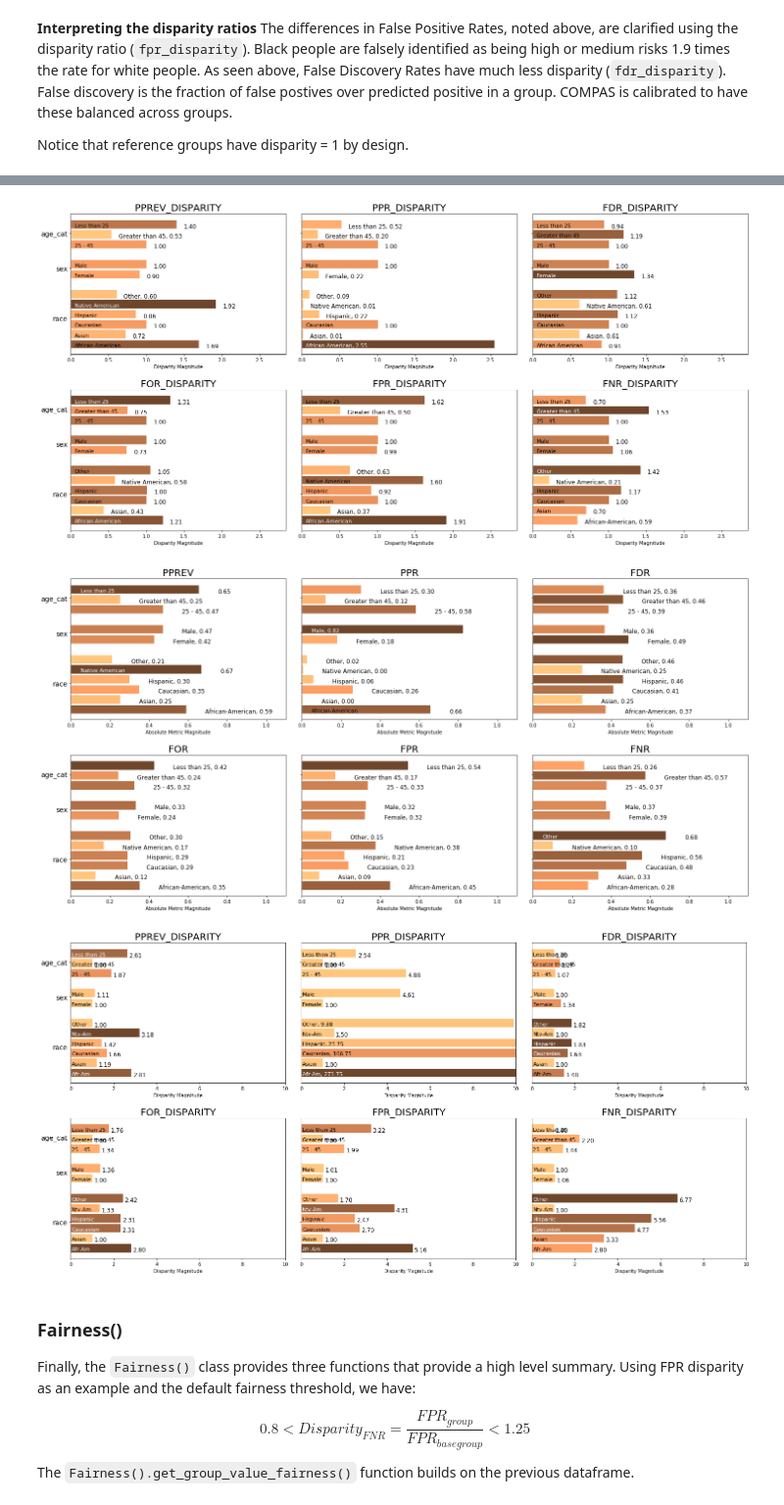
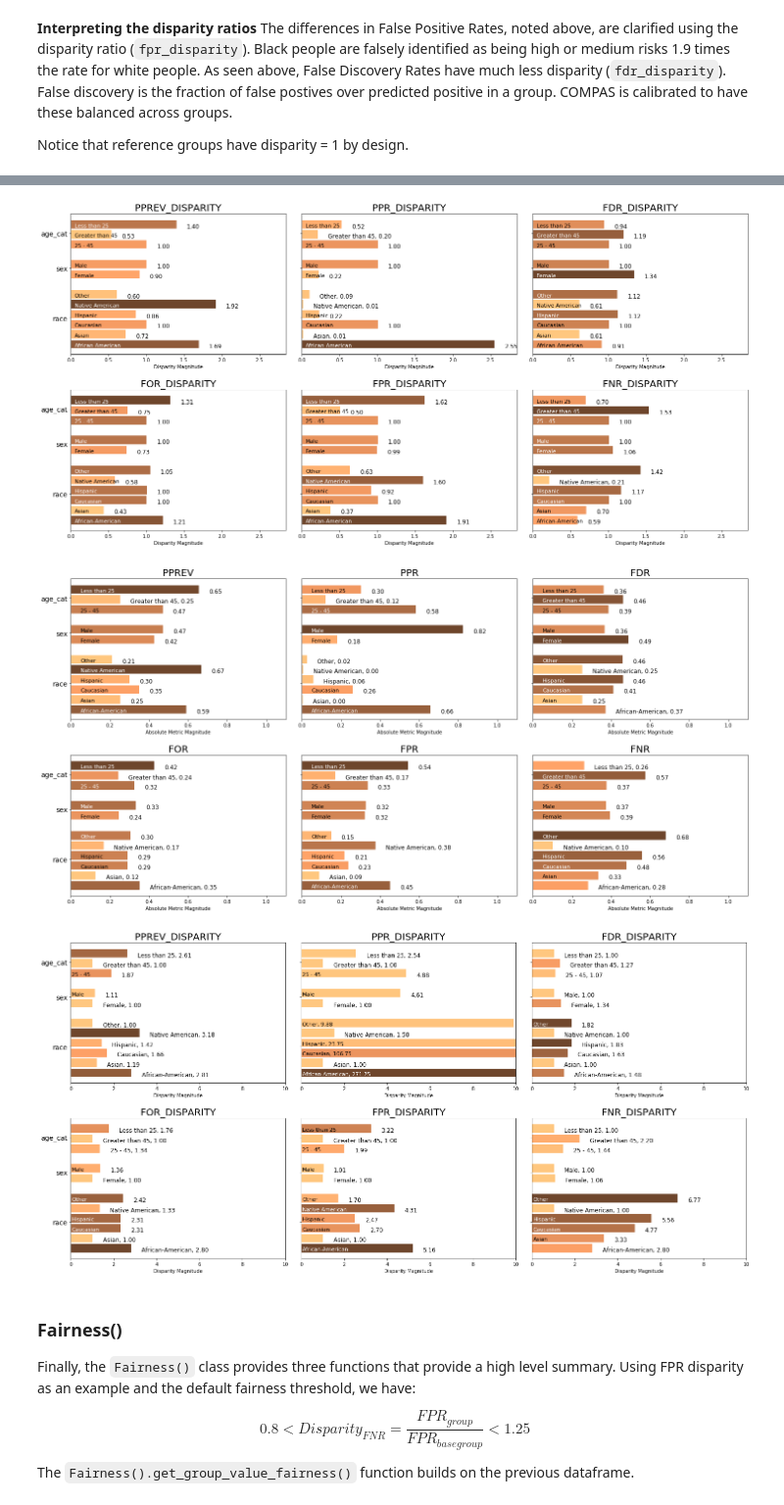
Before and after one commit to dssg/aequitas, a Jupyter notebook: docs/source/examples/compas_demo.ipynb, the cells around one changed output, grey strips where cells are left out. Shown at 98% size. Cells and saved outputs as stored; diff of their text form; code cells hidden in the pictures.

Commit message:
label placement and overflow

```diff
--- a/docs/source/examples/compas_demo.ipynb
+++ b/docs/source/examples/compas_demo.ipynb
@@ -388,6 +388,7 @@ def plot_single_disparity(disparities_table, group_metric, disparities = False,
         color_brightness = []
         label_colors = []
         min_brightness = 0.55
+
         for (i, bar), val in zip(enumerate(h_attribute), values):
             my_col = mapping.to_rgba(val)
             bar.set_color(my_col)
@@ -401,21 +402,26 @@ def plot_single_disparity(disparities_table, group_metric, disparities = False,
         for y, label, value, text_color in zip(attribute_indices, labels, values, label_colors):
                 next_position = label_position_values.pop(0)
 
-                min_bar_length = 0.3
-                label_placeholder = 0.35
-                if min_bar_length + 0.1 < next_position < (ax_lim - label_placeholder):
+                if ax_lim < 3:
+                    char_placeholder = 0.025
+                else:
+                    char_placeholder = 0.25
+
+                if (len(label) * char_placeholder) < next_position < (ax_lim - 6 * char_placeholder):
                     # bar long enough for label, enough space after bar for value
-                    ax.text(next_position + 0.1, y + float(height_of_bar) / 2,
+                    ax.text(next_position + (ax_lim * 0.05), y + float(height_of_bar) / 2,
                         f"{value:.2f}", fontsize=12, verticalalignment='top')
                     ax.text(0.05, y + float(height_of_bar) / 2,
                         label, fontsize=11, verticalalignment='top', color=text_color)
-                elif next_position > (ax_lim - label_placeholder):
+
+                elif next_position > (ax_lim - (6 * char_placeholder)):
                      # case when bar too long for labels after bar, print all text in bar
                     ax.text(0.05, y + float(height_of_bar) / 2,
                         f"{label}, {value:.2f}", fontsize=11, verticalalignment='top', color=text_color)
+
                 else:
                     # case when bar too small for labels inside bar, print all text after bar
-                    ax.text(next_position + 0.1, y + float(height_of_bar) / 2,
+                    ax.text(next_position + (ax_lim * 0.05), y + float(height_of_bar) / 2,
                         f"{label}, {value:.2f}", fontsize=12, verticalalignment='top')
 
 
@@ -513,17 +519,17 @@ plt.show()
 f = plot_bias_disparities(bdf, disparities=True, ncols=3)
 plt.show()
 # %% [output]
-[figure, old version]
+[figure, new version]
 # %%
 m = plot_bias_disparities(majority_bdf, ncols=3)
 plt.show()
 # %% [output]
-[figure, old version]
+[figure, new version]
 # %%
-min_met = plot_bias_disparities(min_metric_bdf, disparities=True, ncols=3, label_dict={'Native American':'Ntv-Am', 'African-American':'Afr-Am'})
+min_met = plot_bias_disparities(min_metric_bdf, disparities=True, ncols=3, label_dict={})
 plt.show()
 # %% [output]
-[figure, old version]
+[figure, new version]
 # %%
 # Other ideas:
 # for logarithmic scale, at could cap denominator on 0^10, play around with absolute scale and also logarithmic scale
```
Also changed, not shown: parts of 2 cells of this notebook.
